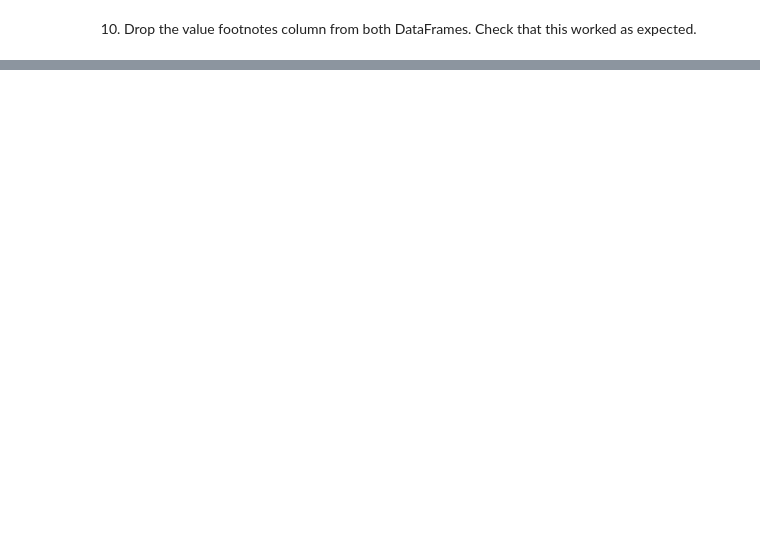
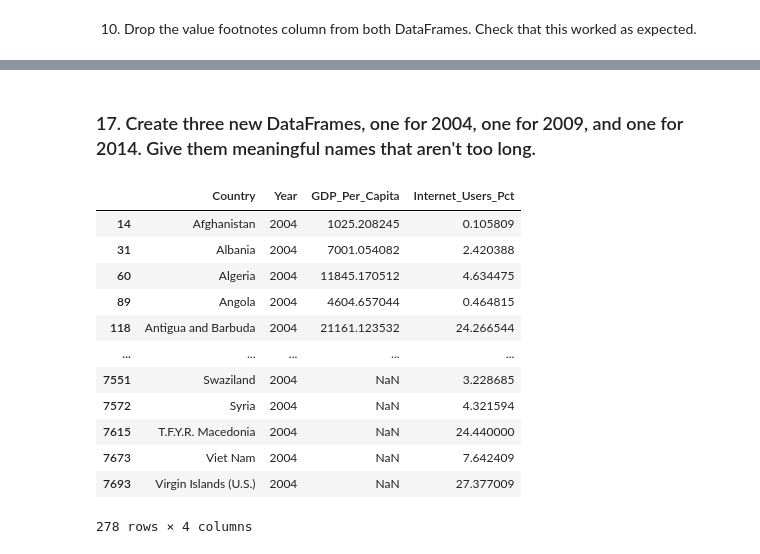
Before and after one commit to MrBardot/gdp-and-internet-usage, a Jupyter notebook: notebooks/un_analysis_posey.ipynb, the cells around one changed output, grey strips where cells are left out. Saved outputs shown, nothing was run; the diff lists cells and outputs as text; code cells hidden in the pictures; blank space fills up the shorter version.

```diff
--- a/notebooks/un_analysis_posey.ipynb
+++ b/notebooks/un_analysis_posey.ipynb
@@ -143,0 +208,20 @@ internet_df.drop(columns = ['Value Footnotes'])
+# %% [markdown]
+### 17. Create three new DataFrames, one for 2004, one for 2009, and one for 2014. Give them meaningful names that aren't too long.
+# %%
+gdp_and_internet_use_2004 = gdp_and_internet_use[gdp_and_internet_use['Year'] == 2004]
+# %%
+gdp_and_internet_use_2004
+# %% [output]
+|  | Country | Year | GDP_Per_Capita | Internet_Users_Pct |
+| 14 | Afghanistan | 2004 | 1025.208245 | 0.105809 |
+| 31 | Albania | 2004 | 7001.054082 | 2.420388 |
+| 60 | Algeria | 2004 | 11845.170512 | 4.634475 |
+| 89 | Angola | 2004 | 4604.657044 | 0.464815 |
+| 118 | Antigua and Barbuda | 2004 | 21161.123532 | 24.266544 |
+| ... | ... | ... | ... | ... |
+| 7551 | Swaziland | 2004 | NaN | 3.228685 |
+| 7572 | Syria | 2004 | NaN | 4.321594 |
+| 7615 | T.F.Y.R. Macedonia | 2004 | NaN | 24.440000 |
+| 7673 | Viet Nam | 2004 | NaN | 7.642409 |
+| 7693 | Virgin Islands (U.S.) | 2004 | NaN | 27.377009 |
+278 rows × 4 columns
```
Also changed, not shown: parts of 35 cells of this notebook.
